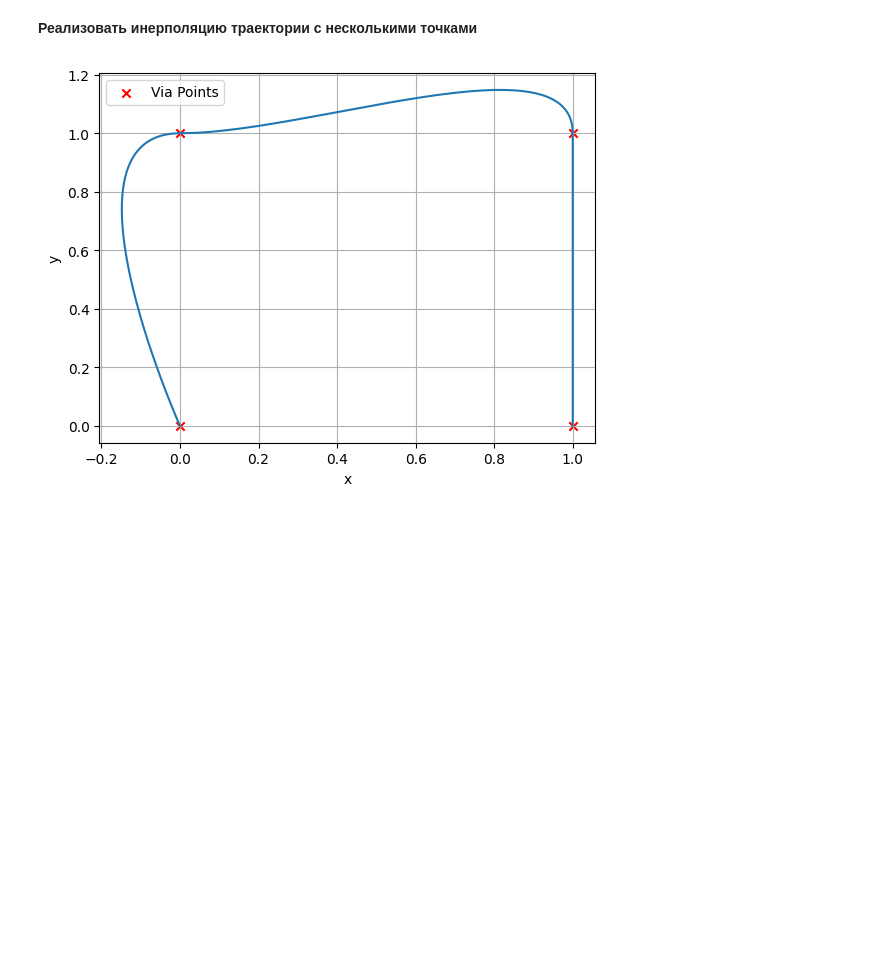
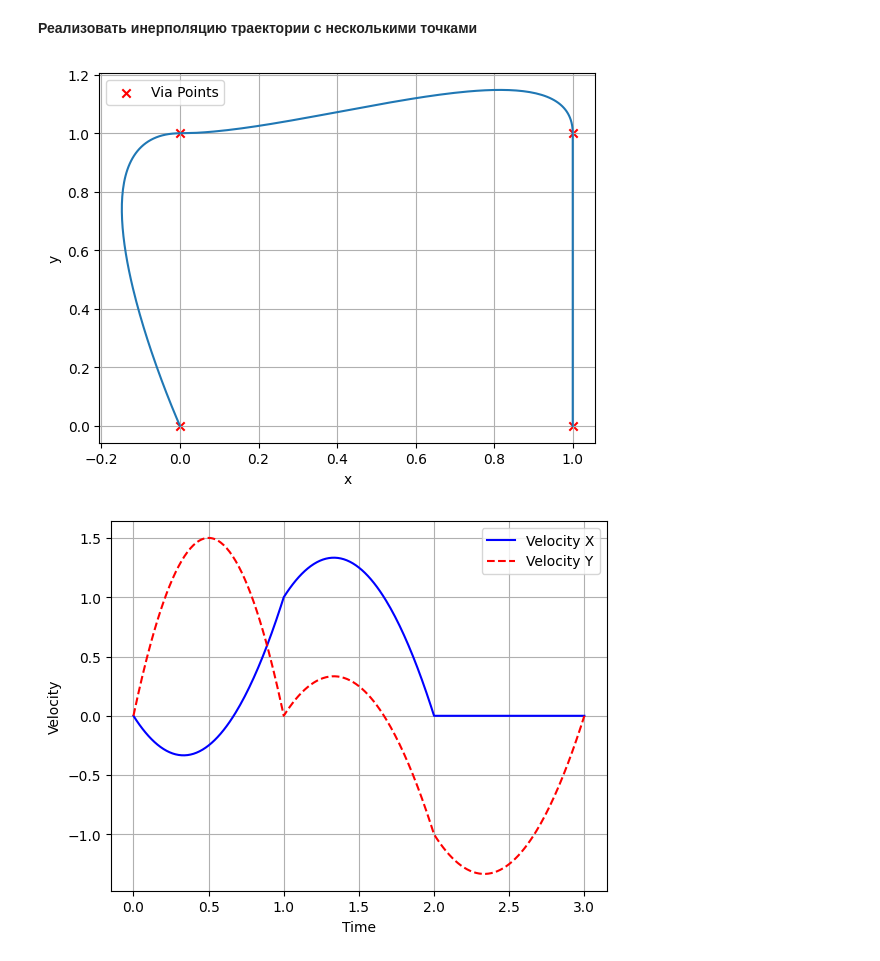
Before and after one commit to st091150/Modeling, a Jupyter notebook: modeling.ipynb, the cells around one changed output. Drawn from its saved outputs; the diff is of its cells as text; code cells hidden in the pictures; blank space fills up the shorter version.

```diff
--- a/modeling.ipynb
+++ b/modeling.ipynb
@@ -93,30 +93,39 @@ def interpolate(coeff, times, step = 0.01):
       time.append(start)
       start = start + step
   return position, velocities, time
 
 
 
 # Задаем параметры
 via_points_x = [0, 0, 1, 1]
 via_points_y = [0, 1, 1, 0]
 velocities_x = [0, 1, 0, 0]
 velocities_y = [0, 0, -1, 0]
 times = [0, 1, 2, 3]
 
 # Для каждой точки вычисляем коэффициенты полинома
 coeff_x = coeff(via_points_x, velocities_x, times)
 coeff_y = coeff(via_points_y, velocities_y, times)
 
 # Проводим интерполяцию
 x_values, x_velocities, _ = interpolate(coeff_x, times)
 y_values, y_velocities, times = interpolate(coeff_y, times)
 
 # Строим график
 plt.plot(x_values, y_values, markersize=2)
 plt.scatter(via_points_x, via_points_y, marker="x", label="Via Points", color='red')
 plt.xlabel("x")
 plt.ylabel("y")
 plt.legend()
 plt.grid()
+
+plt.figure(2)
+plt.plot(times, x_velocities, label="Velocity X", linestyle="-", color="blue")
+plt.plot(times, y_velocities, label="Velocity Y", linestyle="--", color="red")
+plt.xlabel("Time")
+plt.ylabel("Velocity")
+plt.legend()
+plt.grid()
 # %% [output]
 [figure]
+[figure, added]
```
